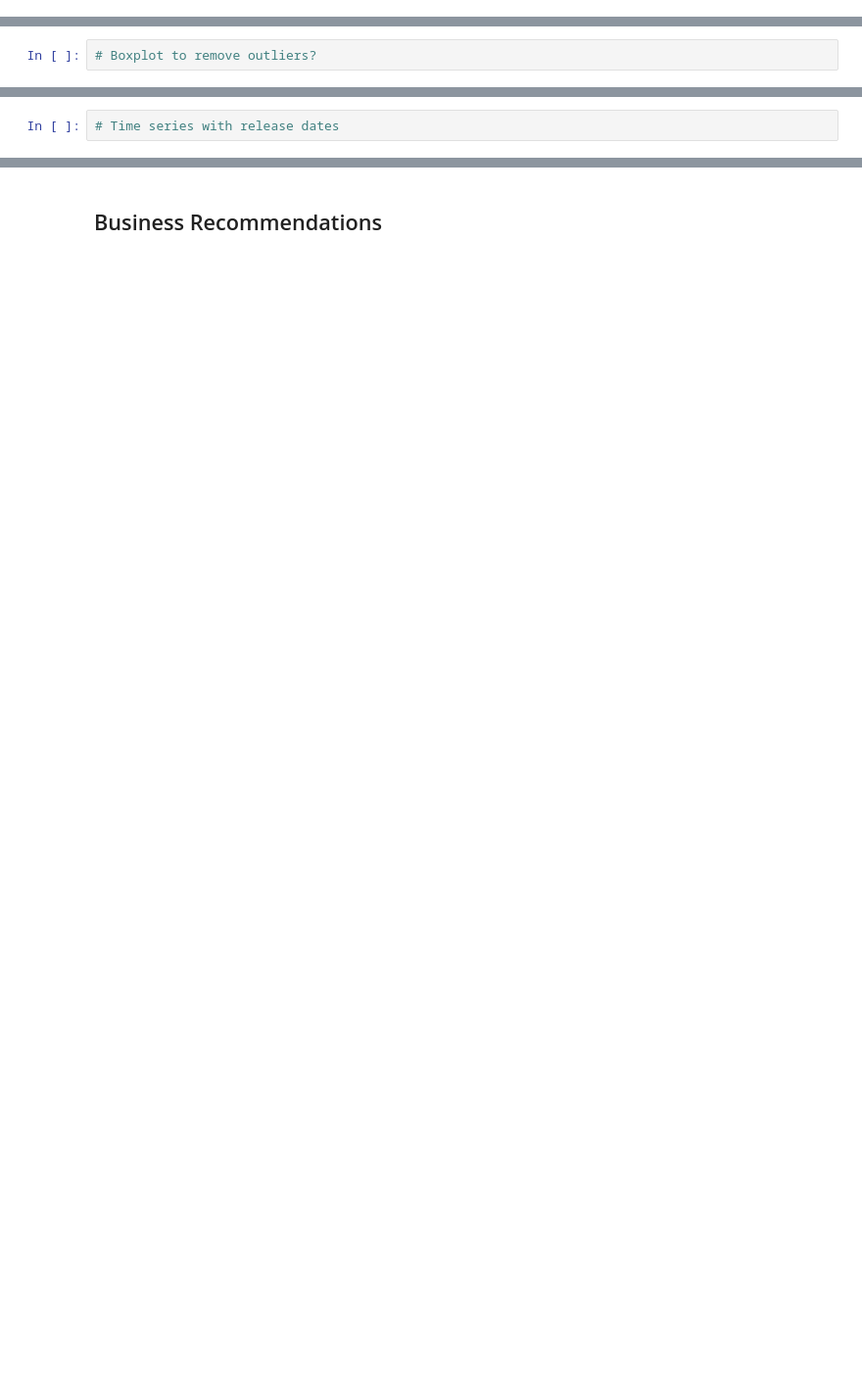
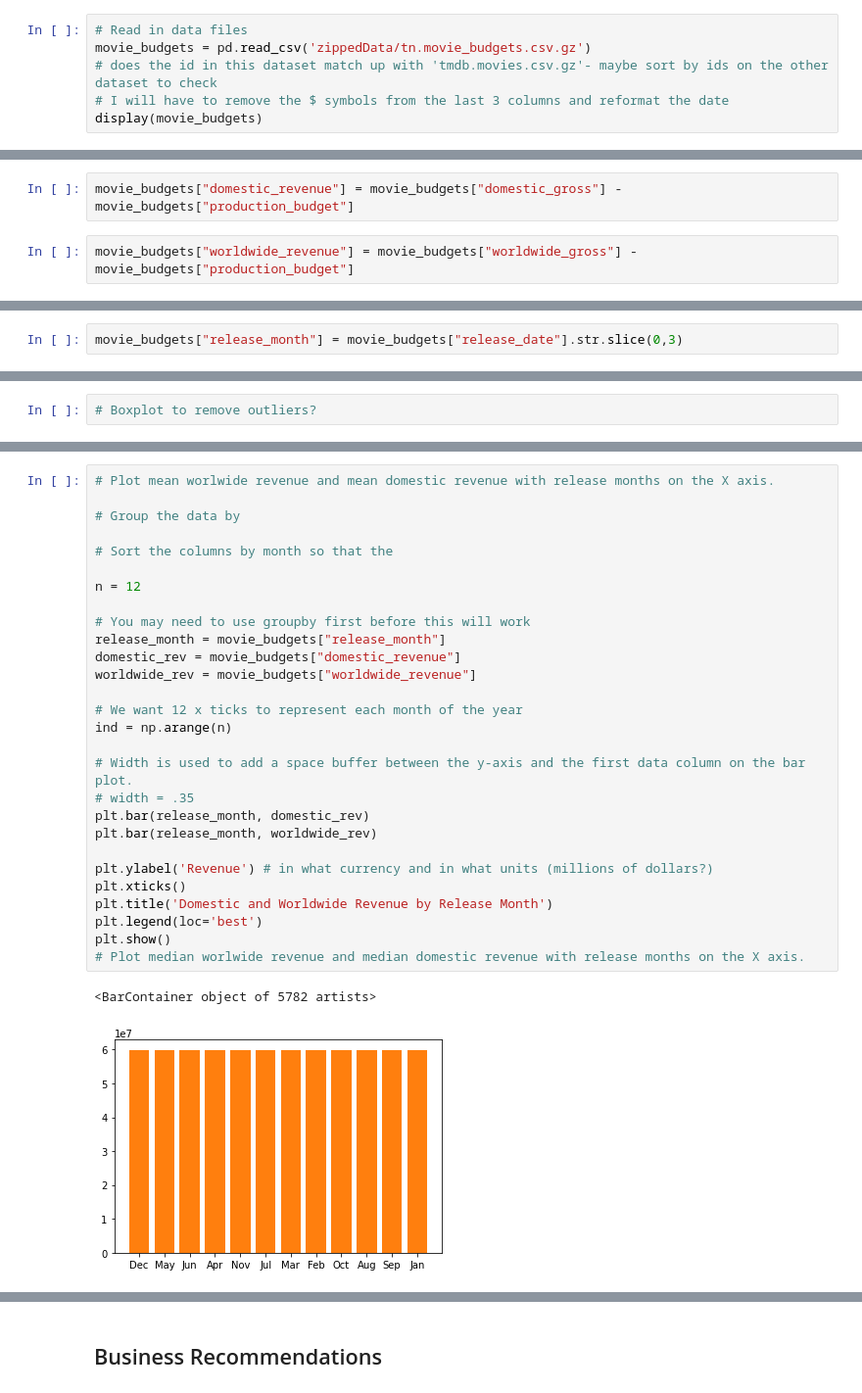
Before and after one commit to Tellenwong/dsc-mod-1-project-v2-1-online-ds-sp-000, a Jupyter notebook: student.ipynb, the cells around one changed output, grey strips where cells are left out. Shown at 98% size. Saved outputs shown, nothing was run; the diff lists cells and outputs as text; blank space fills up the shorter version.

Commit message:
Mostly finished cleaning the data.

```diff
--- a/student.ipynb
+++ b/student.ipynb
@@ -458,0 +539,6 @@ I see from a preview of the combined_df above that I have movies with more than
+# %%
+# Read in data files
+movie_budgets = pd.read_csv('zippedData/tn.movie_budgets.csv.gz')
+# does the id in this dataset match up with 'tmdb.movies.csv.gz'- maybe sort by ids on the other dataset to check
+# I will have to remove the $ symbols from the last 3 columns and reformat the date
+display(movie_budgets)
@@ -458,0 +626,4 @@ I see from a preview of the combined_df above that I have movies with more than
+# %%
+movie_budgets["domestic_revenue"] = movie_budgets["domestic_gross"] - movie_budgets["production_budget"]
+# %%
+movie_budgets["worldwide_revenue"] = movie_budgets["worldwide_gross"] - movie_budgets["production_budget"]
@@ -458,0 +634,2 @@ I see from a preview of the combined_df above that I have movies with more than
+# %%
+movie_budgets["release_month"] = movie_budgets["release_date"].str.slice(0,3)
@@ -488,5 +696,34 @@ plt.xticks(x_pos, x)
 plt.setp(plt.gca().get_xticklabels(), rotation=45, horizontalalignment='right')
 
 plt.show()
-# %%
-# Time series with release dates
+# %%
+# Plot mean worlwide revenue and mean domestic revenue with release months on the X axis.
+
+# Group the data by
+
+# Sort the columns by month so that the
+
+n = 12
+
+# You may need to use groupby first before this will work
+release_month = movie_budgets["release_month"]
+domestic_rev = movie_budgets["domestic_revenue"]
+worldwide_rev = movie_budgets["worldwide_revenue"]
+
+# We want 12 x ticks to represent each month of the year
+ind = np.arange(n)
+
+# Width is used to add a space buffer between the y-axis and the first data column on the bar plot.
+# width = .35
+plt.bar(release_month, domestic_rev)
+plt.bar(release_month, worldwide_rev)
+
+plt.ylabel('Revenue') # in what currency and in what units (millions of dollars?)
+plt.xticks()
+plt.title('Domestic and Worldwide Revenue by Release Month')
+plt.legend(loc='best')
+plt.show()
+# Plot median worlwide revenue and median domestic revenue with release months on the X axis.
+# %% [output]
+<BarContainer object of 5782 artists>
+[figure, added]
```
Also changed, not shown: parts of 85 cells of this notebook.
